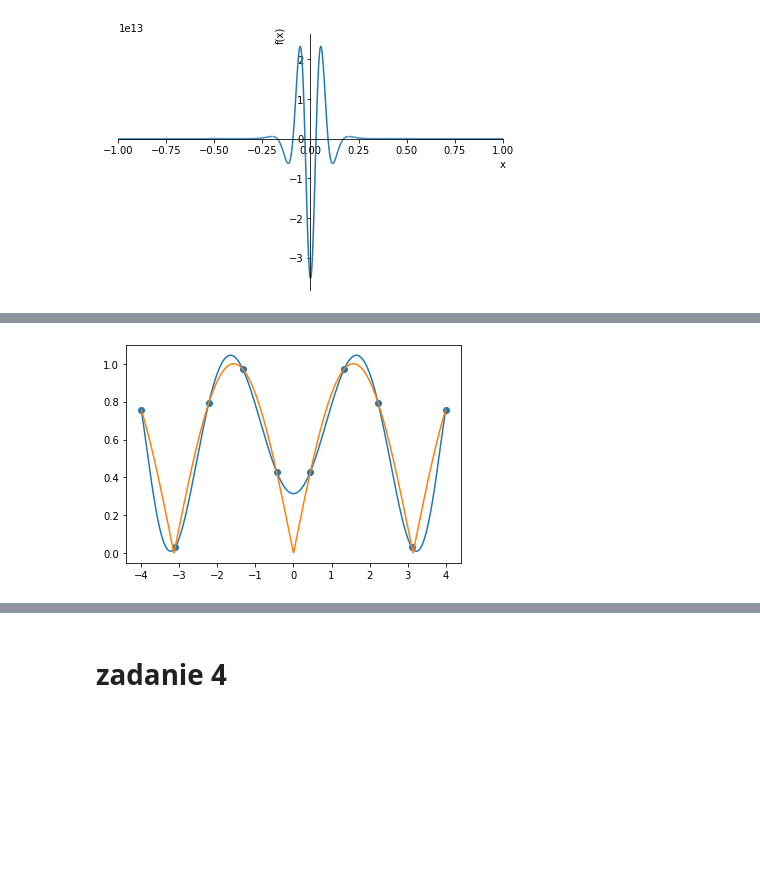
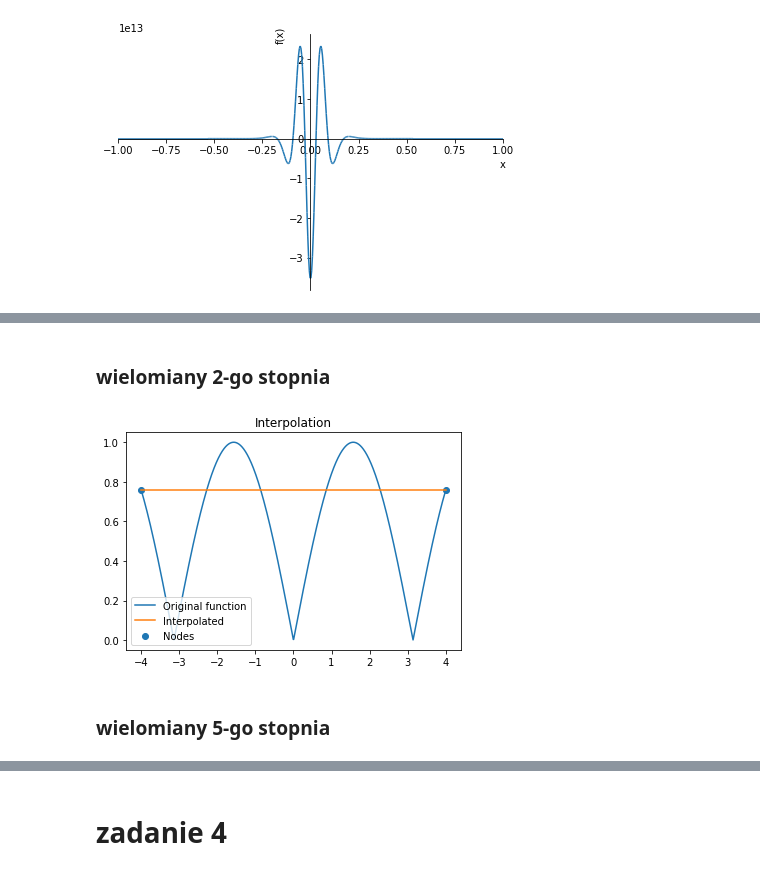
Before and after one commit to RysiekPrecikowski/MOwNiT, a Jupyter notebook: lab3.ipynb, the cells around one changed output, grey strips where cells are left out. Drawn from its saved outputs; the diff is of its cells as text; code cells hidden in the pictures; blank space fills up the shorter version.

```diff
--- a/lab3.ipynb
+++ b/lab3.ipynb
@@ -35,0 +59,6 @@ p15 = plot(der15, xlim = (-1,1))
+# %%
+lf = lambdify(x, der15)
+d = np.linspace(-1, 1, num = 1000)
+plt.plot(d, lf(d))
+
+plt.show()
@@ -68,13 +104,15 @@ def clamped_cubic_spline_interpolation(f, n):
     return f_interpolated, points
 
 
-def plot_interpolation(f, f_interpolated, points, a = -1, b = 1):
+def plot_interpolation(f, f_interpolated, points, a = -1, b = 1, title = "Interpolation"):
     lf = lambdify(x, f)
     d = np.linspace(a, b, num = 1000)
 
-    plt.plot(d, f_interpolated(d))
-    plt.plot(d, lf(d))
-    plt.scatter(points, f_interpolated(points))
+    plt.plot(d, lf(d), label = "Original function")
+    plt.plot(d, f_interpolated(d), label = "Interpolated")
+    plt.scatter(points, f_interpolated(points), label = "Nodes")
+    plt.title(title)
+    plt.legend()
     plt.show()
 # %%
 def error_func(f, interpolated):
@@ -278,4 +319,10 @@ inter = Lagrange_interpolation(f, n)
+# %% [markdown]
+### wielomiany 2-go stopnia
 # %%
+n = 2
+inter = Lagrange_interpolation(f, n)
 plot_interpolation(f, inter, np.linspace(-4, 4, n), -4, 4)
 # %% [output]
-[figure, old version]
+[figure, new version]
+# %% [markdown]
+### wielomiany 5-go stopnia
```
Also changed, not shown: parts of 73 cells of this notebook.
